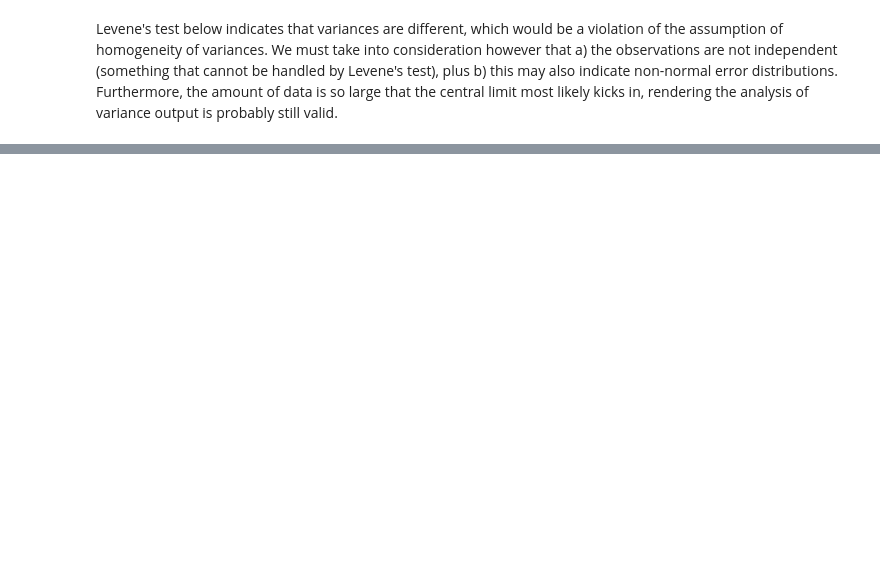
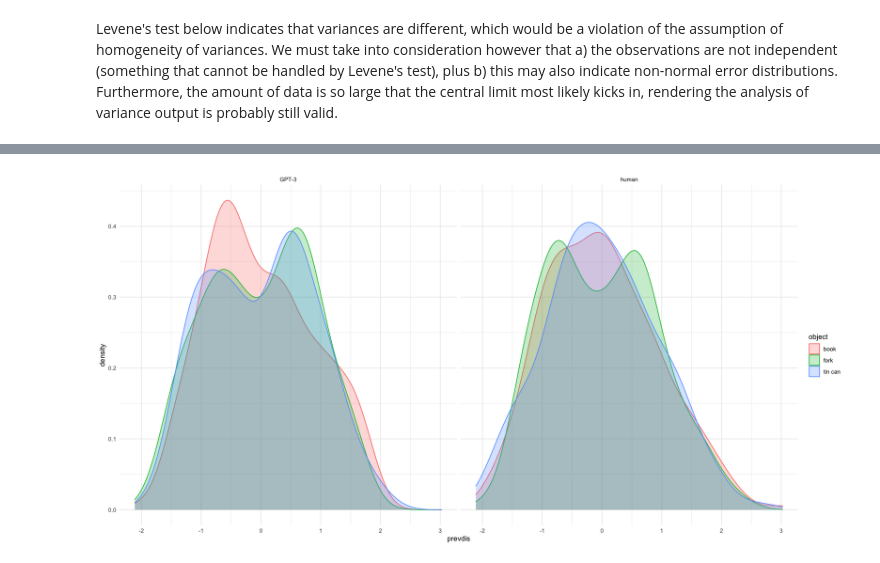
Before and after one commit to cstevenson-uva/creAI-gpt3, a Jupyter notebook: aut_pilot_ICCC22/semdis/semdis_human+gpt3_differences_R.ipynb, the cells around one changed output, grey strips where cells are left out. Saved outputs shown, nothing was run; the diff lists cells and outputs as text; code cells hidden in the pictures; blank space fills up the shorter version.

```diff
--- a/aut_pilot_ICCC22/semdis/semdis_human+gpt3_differences_R.ipynb
+++ b/aut_pilot_ICCC22/semdis/semdis_human+gpt3_differences_R.ipynb
@@ -244,0 +290,13 @@ F-statistic: 12.09 on 1 and 818 DF,  p-value: 0.0005325
+# %%
+dat2 %>%
+    mutate(human = ifelse(human, "human", "GPT-3")) %>%
+    filter(semdis_prev < 2) %>%
+    group_by(respondent_id, object)  %>%
+    arrange(response_id, object) %>%
+    filter(n() > 1) %>%
+    mutate(prevdis = (semdis_prev-mean(semdis_prev)) / sd(semdis_prev)) %>%
+    ggplot(aes(prevdis, col=object, fill=object)) +
+        geom_density(show.legend = T, alpha=0.25) +
+        facet_wrap(~human) + theme_minimal()
+# %% [output]
+[figure, added]
```
Also changed, not shown: parts of 17 cells of this notebook, 2 other files.
